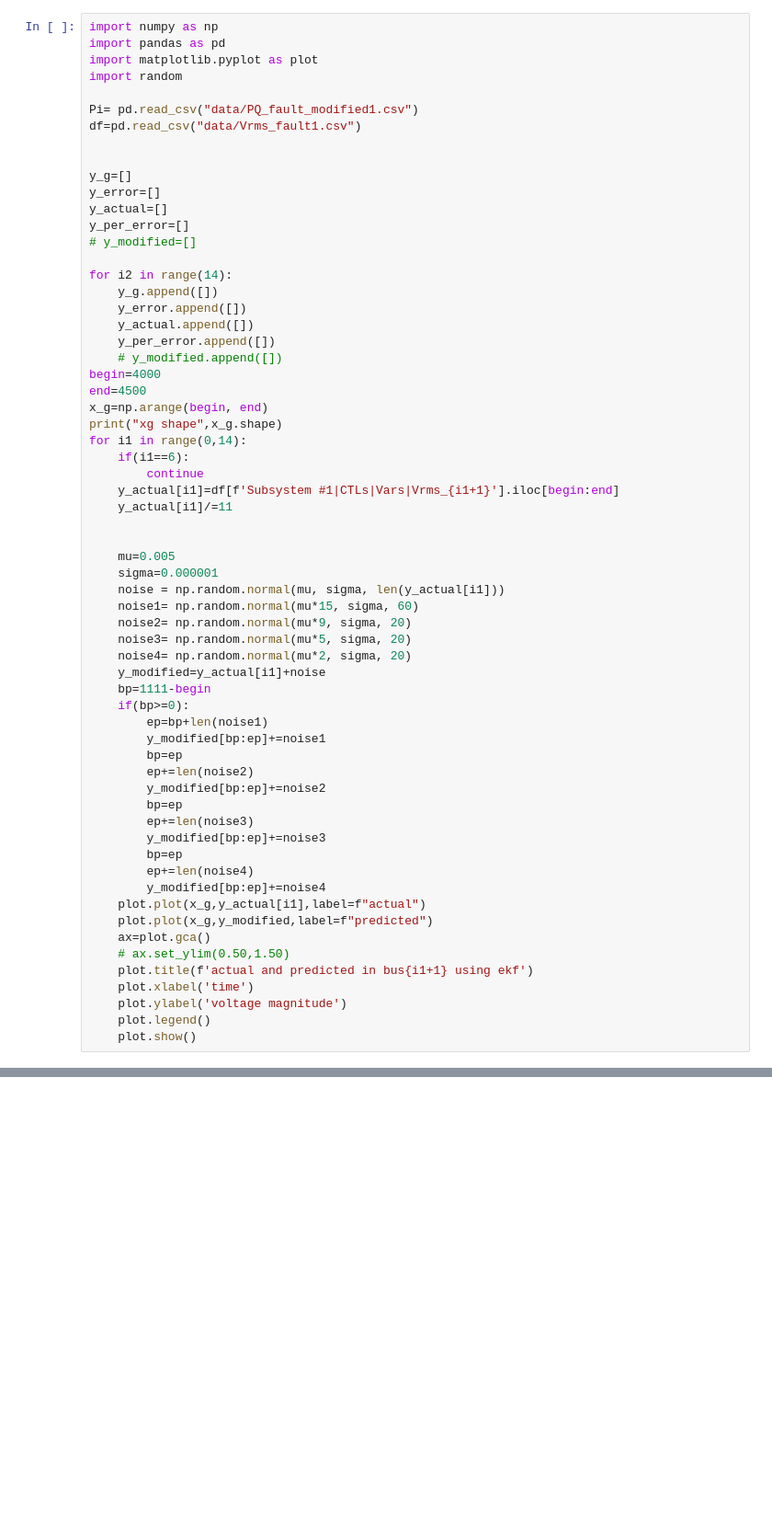
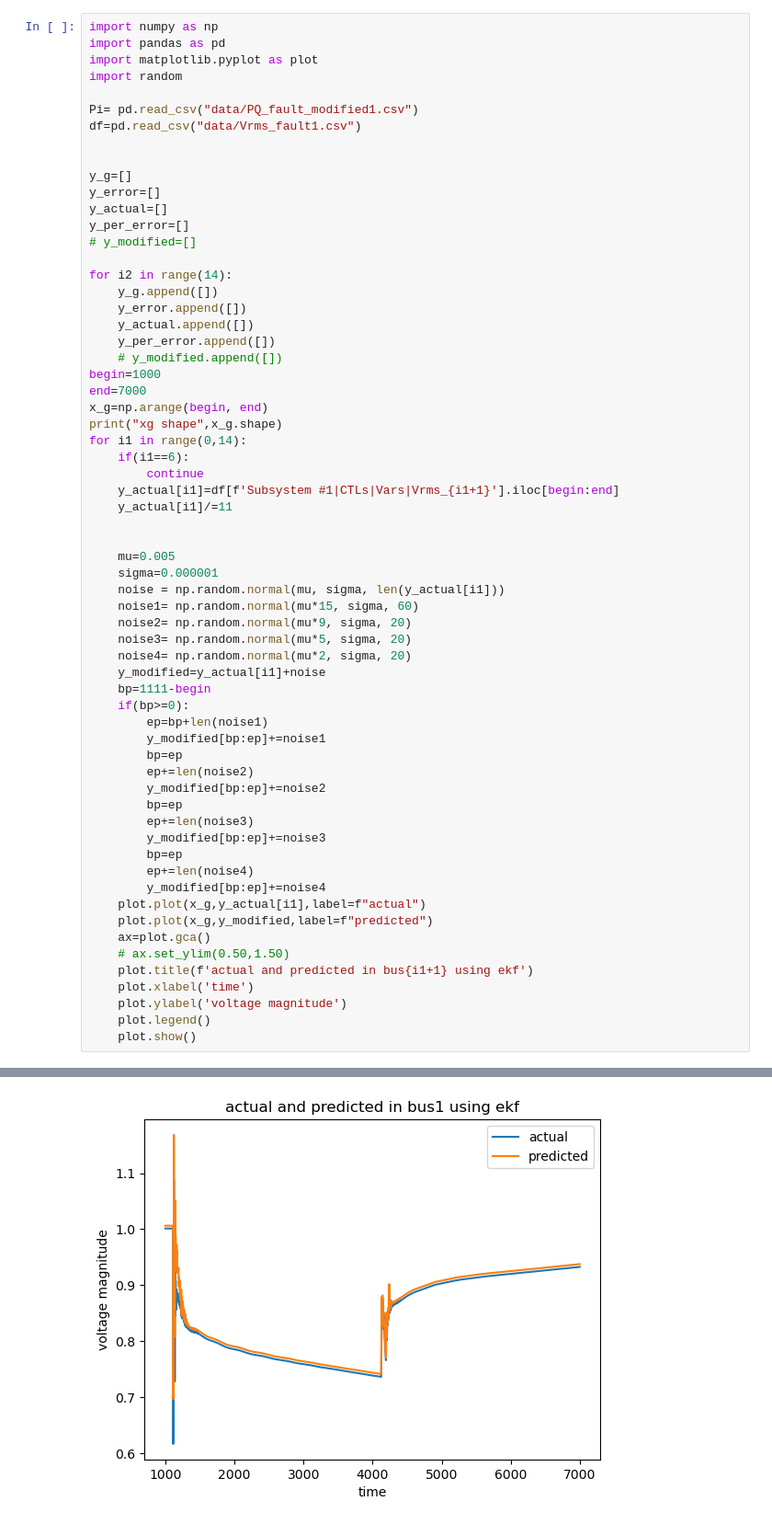
Before and after one commit to ayush-thakur/DSE_IEEE_14_bus, a Jupyter notebook: random_file.ipynb, the cells around one changed output, grey strips where cells are left out. Shown: that part at 92% size. Drawn from its saved outputs; the diff is of its cells as text; blank space fills up the shorter version.

```diff
--- a/random_file.ipynb
+++ b/random_file.ipynb
@@ -20,8 +20,8 @@ for i2 in range(14):
     y_actual.append([])
     y_per_error.append([])
     # y_modified.append([])
-begin=4000
-end=4500
+begin=1000
+end=7000
 x_g=np.arange(begin, end)
 print("xg shape",x_g.shape)
 for i1 in range(0,14):
@@ -61,3 +61,4 @@ for i1 in range(0,14):
     plot.ylabel('voltage magnitude')
     plot.legend()
     plot.show()
+# %% [output]
@@ -63,0 +66 @@ for i1 in range(0,14):
+[figure, added]
```
Also changed, not shown: parts of 1 cell of this notebook, 2 other files.
